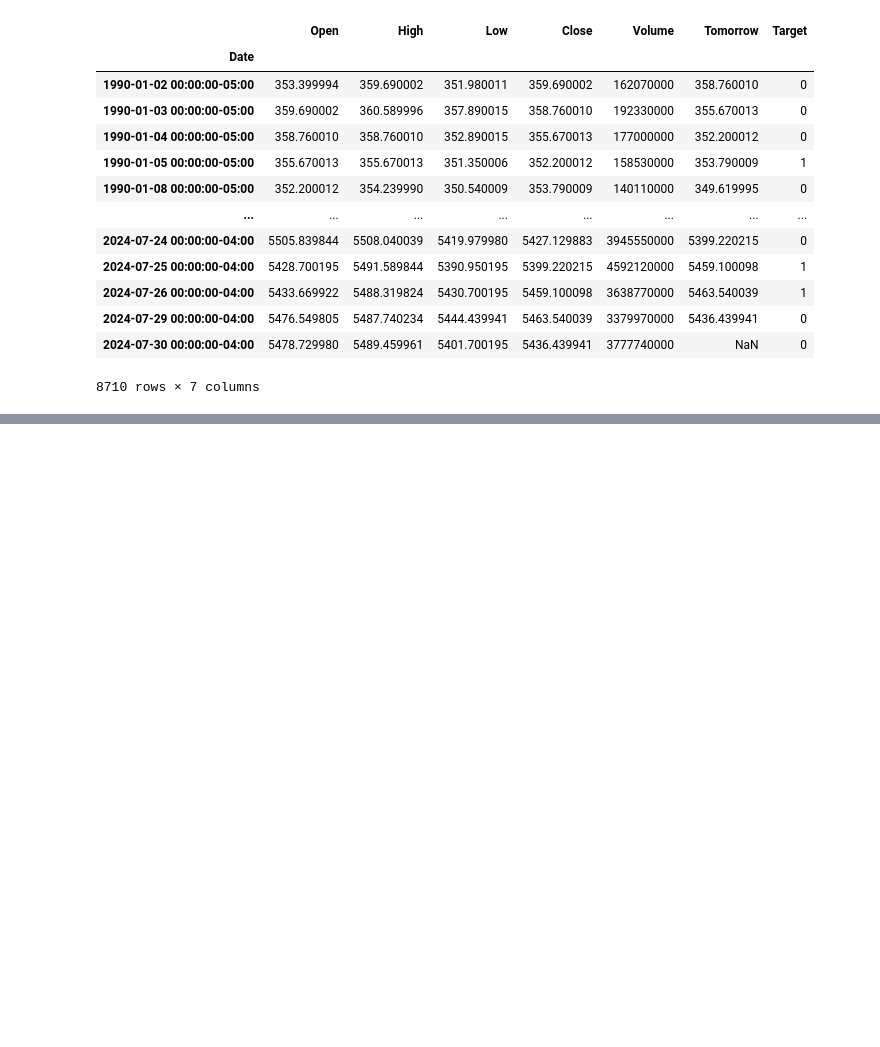
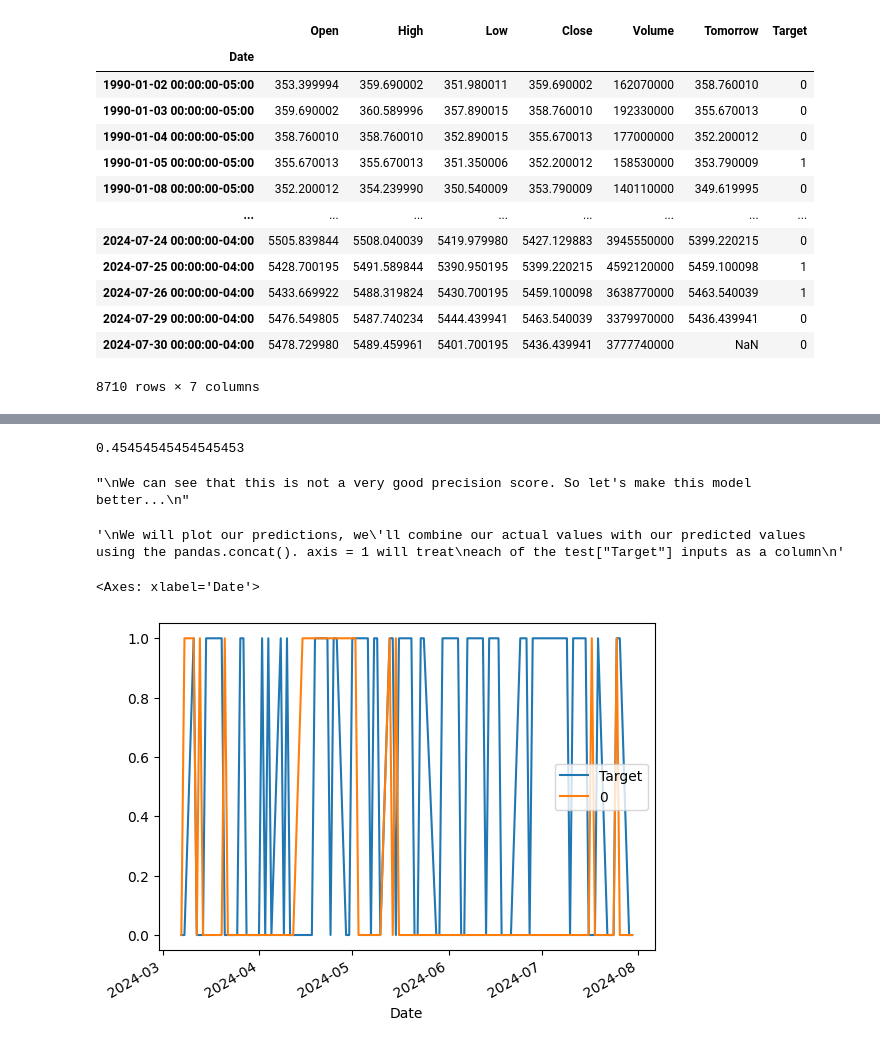
Before and after one commit to viewtifultiger/Comp380Project, a Jupyter notebook: notebooks/testModel.ipynb, the cells around one changed output, grey strips where cells are left out. Cells and saved outputs as stored; diff of their text form; code cells hidden in the pictures; blank space fills up the shorter version.

```diff
--- a/notebooks/testModel.ipynb
+++ b/notebooks/testModel.ipynb
@@ -108,11 +108,37 @@ sp500
 8710 rows × 7 columns
 # %%
 from sklearn.ensemble import RandomForestClassifier
+
 """
 Random Forest trains individual decision trees with randomized parameters and then averages the results from those decision trees.
 This model is resistant and harder to overfit. It also runs relatively quickly and can pick up nonlinear tendencies in the data.
 
 For example, the open price is not linearly correlated with the target. If the open price is $4,000 vs $3,000, there is no linear
 relationship between the open price and the target. If the open price is higher, it doesn't mean the target price will be higher. In
-stock price prediction, most of the relationships are nonlinear. If you can find a linear relationship, then you can make a lot of money.
+stock price prediction, most of the relationships are nonlinear. If you can find a linear relationship, then everyone would be rich.
 """
+
+model = RandomForestClassifier(n_estimators = 100, min_samples_split = 100, random_state = 1)
+"""Here we initialize our model, where we pass in parameters:
+
+n_estimators - the number of individual decision trees we want to train. The higher it is, generally the better the accuracy is up to
+                a limit. The number also affects speed, but try higher than 100.
+
+min_samples_split - helps protect against overfitting. Decision trees have a tendency to overfit if they build the tree too deeply. The
+                     higher you set it, the less accurate the model will be, but the less it will overfit. May want to expirement to find
+                     the optimal number.
+
+random_state - a random forest has randomization built in. Setting a random state means that if we run the same model twice, the random
+                numbers that are generated will be in a predictable sequence each time using the random seed of 1. So if we rerun the model
+                twice, we will get the same results. It helps if you are updating or improving the model and when you want to make sure the
+                model or something you did improved error vs. something random.
+
+"""
+
+train = sp500.iloc[:-100] # training data starts from the beginning of the stock data up to 100 stock market days in the past.
+test = sp500.iloc[-100:] # testing data will be 100 stock market days in the past to the present.
+
+predictors = ["Close", "Volume", "Open", "High", "Low"] # the predictors list is what specific columns we'll use to predict our target.
+# Note: by using the Tomorrow and/or Target column, it will train our model to use "future" data, which can't happen in the real world.
+
+model.fit(train[predictors], train["Target"]) # Use predictor columns to try to predict the target.
@@ -118,0 +147,4 @@ stock price prediction, most of the relationships are nonlinear. If you can find
+# %%
+from sklearn.metrics import precision_score # precision_score will analyze model predictions with factual data
+
+preds = model.predict(test[predictors]) # generate prediction using our model with .predict() and pass in our test set with the predictors
@@ -118,0 +159,5 @@ stock price prediction, most of the relationships are nonlinear. If you can find
+# %%
+import pandas as pd
+
+preds = pd.Series(preds, index = test.index) # so we will turn this into a pandas series and we'll use the same index
+                                             # as our test data set
@@ -118,0 +180,24 @@ stock price prediction, most of the relationships are nonlinear. If you can find
+# %%
+precision_score(test["Target"], preds) # calculate the precision score using actual "Target"(test["Target"]) vs. the
+                                       # predicted "Target"(preds)
+# %% [output]
+0.45454545454545453
+# %%
+"""
+We can see that this is not a very good precision score. So let's make this model better...
+"""
+# %% [output]
+"\nWe can see that this is not a very good precision score. So let's make this model better...\n"
+# %%
+combined = pd.concat([test["Target"], preds], axis = 1)
+"""
+We will plot our predictions, we'll combine our actual values with our predicted values using the pandas.concat(). axis = 1 will treat
+each of the test["Target"] inputs as a column
+"""
+# %% [output]
+'\nWe will plot our predictions, we\'ll combine our actual values with our predicted values using the pandas.concat(). axis = 1 will treat\neach of the test["Target"] inputs as a column\n'
+# %%
+combined.plot()
+# %% [output]
+<Axes: xlabel='Date'>
+[figure, added]
```
Also changed, not shown: parts of 29 cells of this notebook, 5 other files.
